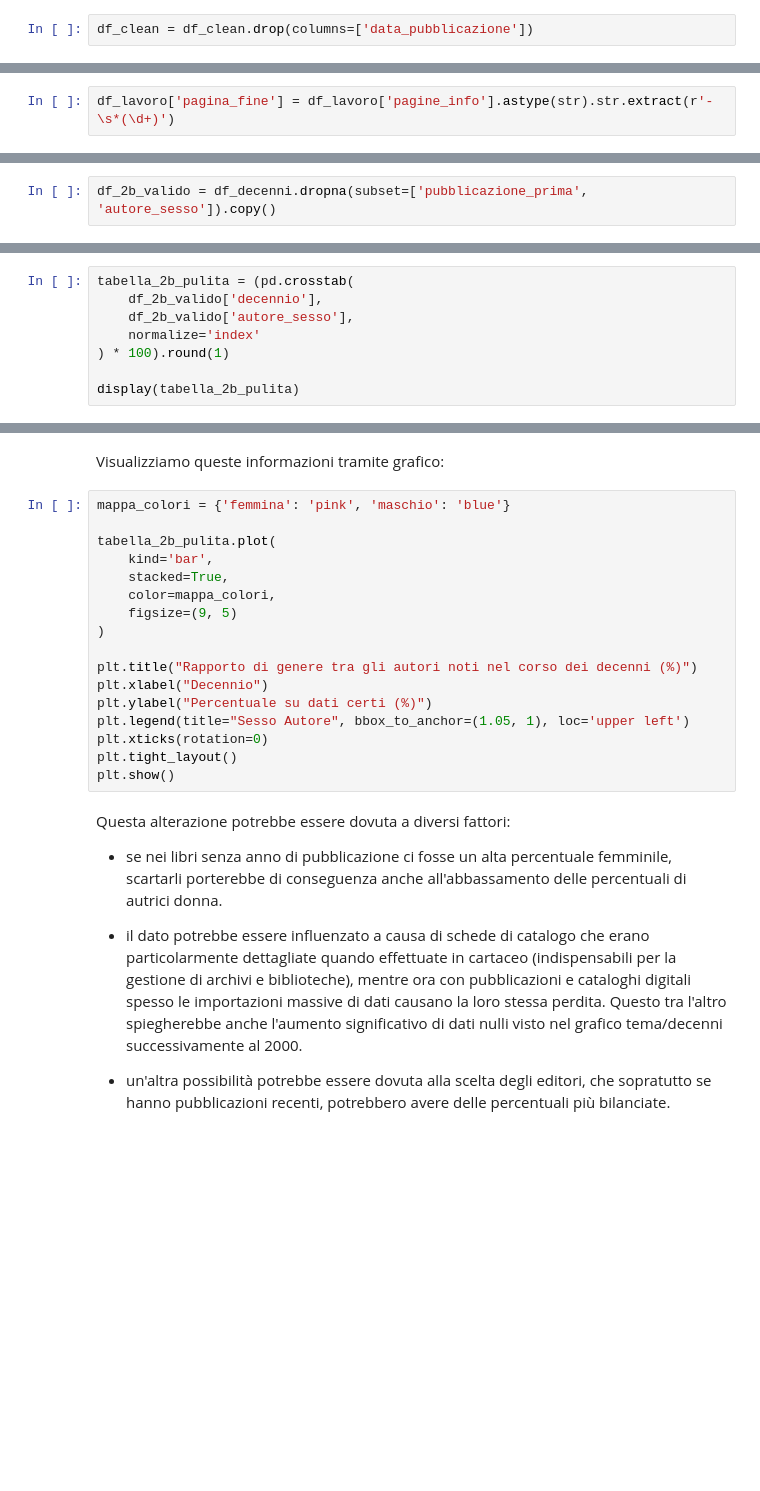
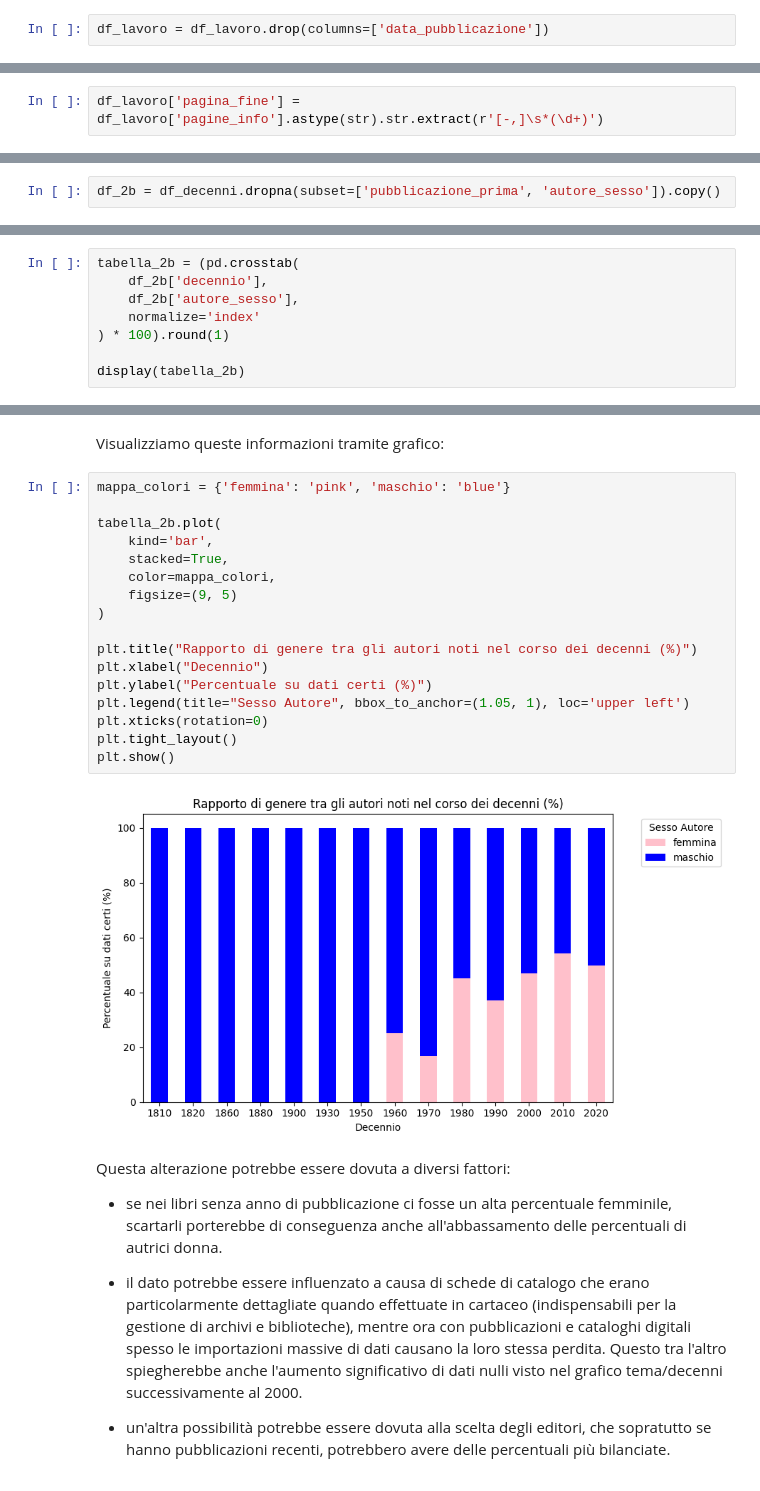
Before and after one commit to aba-ma/Between-the-lines, a Jupyter notebook: Esame.ipynb, the cells around one changed output, grey strips where cells are left out. Cells and saved outputs as stored; diff of their text form; blank space fills up the shorter version.

```diff
--- a/Esame.ipynb
+++ b/Esame.ipynb
@@ -494,2 +492,2 @@ Elimiamo la vecchia colonna solo all'interno del Dataframe pulito.
 # %%
-df_clean = df_clean.drop(columns=['data_pubblicazione'])
+df_lavoro = df_lavoro.drop(columns=['data_pubblicazione'])
@@ -658,5 +706,5 @@ Per individuare gli intervalli di pagina, faremo estrarre quei numeri che si tro
 # %%
-df_lavoro['pagina_fine'] = df_lavoro['pagine_info'].astype(str).str.extract(r'-\s*(\d+)')
+df_lavoro['pagina_fine'] = df_lavoro['pagine_info'].astype(str).str.extract(r'[-,]\s*(\d+)')
 # %% [markdown]
 Come già detto, in caso in cui non ci sia un intervallo, **pagina_inizio** e **pagina_fine** coincideranno.
 # %%
@@ -989,14 +1191,14 @@ import matplotlib.pyplot as plt
 # %% [markdown]
 Per svolgere questa analisi terremo in considerazione solo i record che hanno sia l'**anno** sia il **sesso** dell'autore.
 # %%
-df_2b_valido = df_decenni.dropna(subset=['pubblicazione_prima', 'autore_sesso']).copy()
+df_2b = df_decenni.dropna(subset=['pubblicazione_prima', 'autore_sesso']).copy()
 # %% [markdown]
 Calcoliamo le percentuali dei dati noti.
 # %%
-tabella_2b_pulita = (pd.crosstab(
-    df_2b_valido['decennio'],
-    df_2b_valido['autore_sesso'],
+tabella_2b = (pd.crosstab(
+    df_2b['decennio'],
+    df_2b['autore_sesso'],
     normalize='index'
 ) * 100).round(1)
 
-display(tabella_2b_pulita)
+display(tabella_2b)
@@ -1009,20 +1228,22 @@ Visualizziamo queste informazioni tramite grafico:
 # %%
 mappa_colori = {'femmina': 'pink', 'maschio': 'blue'}
 
-tabella_2b_pulita.plot(
+tabella_2b.plot(
     kind='bar',
     stacked=True,
     color=mappa_colori,
     figsize=(9, 5)
 )
 
 plt.title("Rapporto di genere tra gli autori noti nel corso dei decenni (%)")
 plt.xlabel("Decennio")
 plt.ylabel("Percentuale su dati certi (%)")
 plt.legend(title="Sesso Autore", bbox_to_anchor=(1.05, 1), loc='upper left')
 plt.xticks(rotation=0)
 plt.tight_layout()
 plt.show()
+# %% [output]
+[figure, added]
 # %% [markdown]
 Questa alterazione potrebbe essere dovuta a diversi fattori:
 
```
Also changed, not shown: parts of 103 cells of this notebook.
